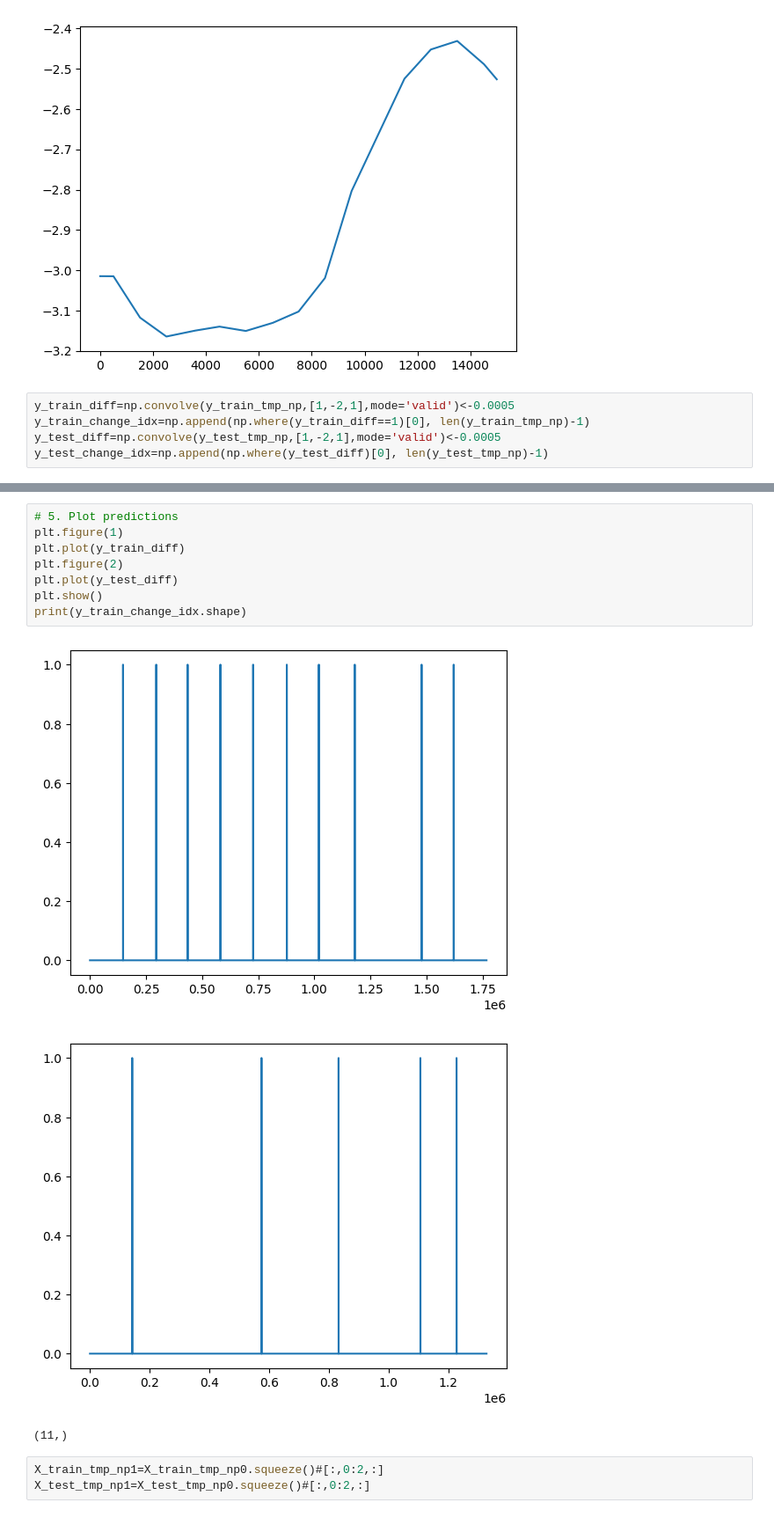
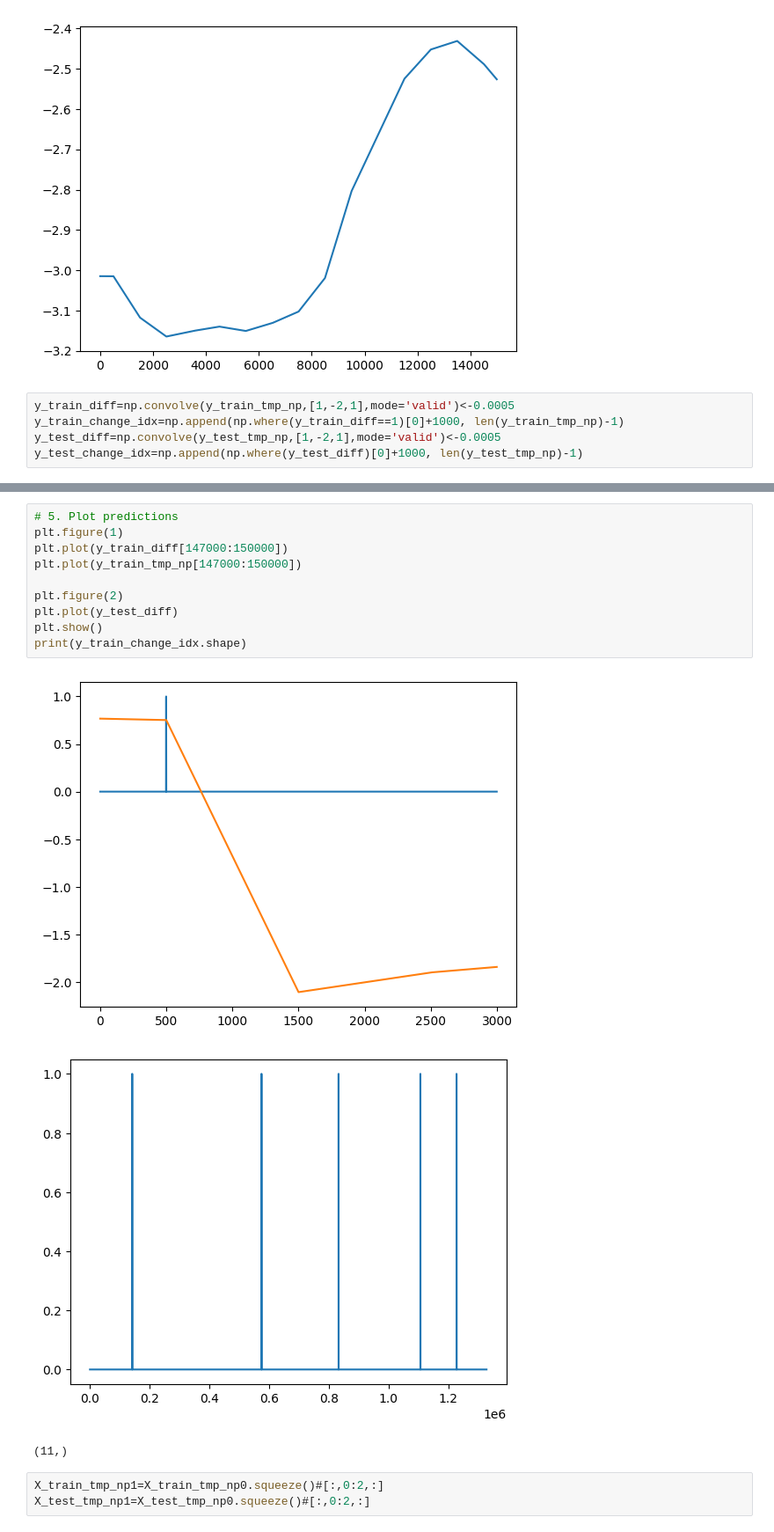
Before and after one commit to kallepalomaki/HeartRate, a Jupyter notebook: ppg_ieee_windowed.ipynb, the cells around one changed output, grey strips where cells are left out. Shown at 88% size. Saved outputs shown, nothing was run; the diff lists cells and outputs as text.

```diff
--- a/ppg_ieee_windowed.ipynb
+++ b/ppg_ieee_windowed.ipynb
@@ -130,6 +123,6 @@ plt.plot(y_test_tmp_np[0:15000])
 [figure]
 # %%
 y_train_diff=np.convolve(y_train_tmp_np,[1,-2,1],mode='valid')<-0.0005
-y_train_change_idx=np.append(np.where(y_train_diff==1)[0], len(y_train_tmp_np)-1)
+y_train_change_idx=np.append(np.where(y_train_diff==1)[0]+1000, len(y_train_tmp_np)-1)
 y_test_diff=np.convolve(y_test_tmp_np,[1,-2,1],mode='valid')<-0.0005
-y_test_change_idx=np.append(np.where(y_test_diff)[0], len(y_test_tmp_np)-1)
+y_test_change_idx=np.append(np.where(y_test_diff)[0]+1000, len(y_test_tmp_np)-1)
@@ -141,13 +129,15 @@ plt.plot(np.where(y_train_diff>0.8)[0])
 # %%
 # 5. Plot predictions
 plt.figure(1)
-plt.plot(y_train_diff)
+plt.plot(y_train_diff[147000:150000])
+plt.plot(y_train_tmp_np[147000:150000])
+
 plt.figure(2)
 plt.plot(y_test_diff)
 plt.show()
 print(y_train_change_idx.shape)
 # %% [output]
-[figure, old version]
+[figure, new version]
 [figure]
 (11,)
 # %%
```
Also changed, not shown: parts of 15 cells of this notebook, 1 other file.
